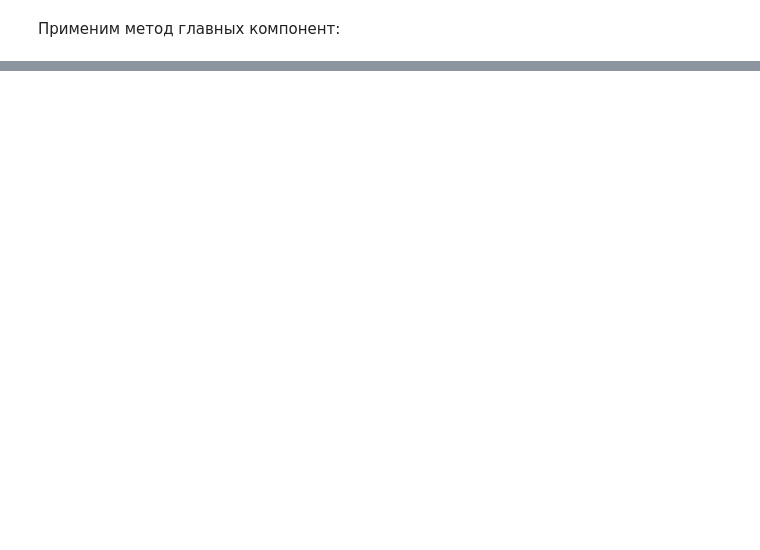
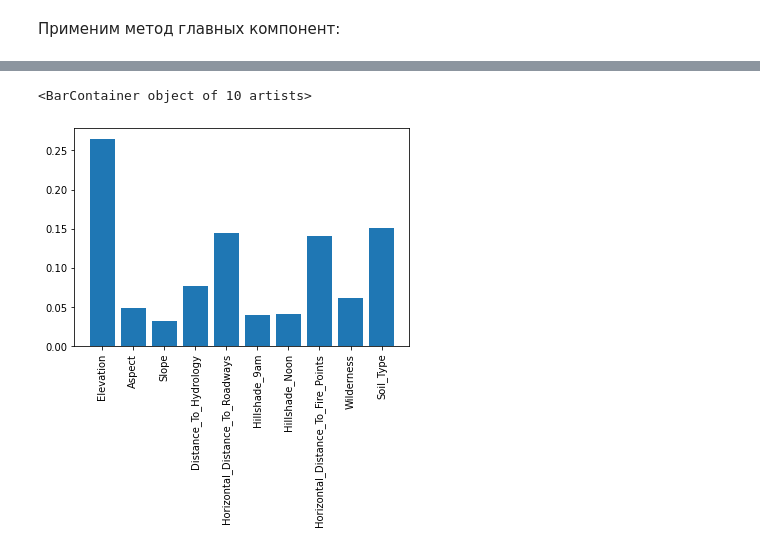
Before and after one commit to seryogasx/Diplom, a Jupyter notebook: forest/test.ipynb, the cells around one changed output, grey strips where cells are left out. Saved outputs shown, nothing was run; the diff lists cells and outputs as text; code cells hidden in the pictures; blank space fills up the shorter version.

Commit message:
alpha test

```diff
--- a/forest/test.ipynb
+++ b/forest/test.ipynb
@@ -681,0 +323,2 @@ print(data)
+# %%
+optimized_normalized_data = optimized_normalized_data.drop(['Hillshade_3pm'], axis=1)
@@ -681,0 +369,25 @@ print(data)
+# %%
+from sklearn.ensemble import ExtraTreesClassifier
+
+extraTreesClassifier_estimators = []
+extraTreesClassifier_accuracy = []
+extraTreesClassifier_train_time = []
+extraTreesClassifier_predict_time = []
+extraTreesClassifier_feature_importances = []
+
+for estimators in range(10, 301, 10):
+    trees = ExtraTreesClassifier(n_estimators = estimators, max_features=10)
+
+    start_time = time.time()
+    trees.fit(x_train, y_train)
+    extraTreesClassifier_train_time.append(time.time() - start_time)
+
+    start_time = time.time()
+    trees_result = trees.predict(x_test)
+    extraTreesClassifier_predict_time.append(time.time() - start_time)
+
+    accuracy = accuracy_score(y_test, trees_result)
+
+    extraTreesClassifier_accuracy.append(accuracy)
+    extraTreesClassifier_estimators.append(estimators)
+    extraTreesClassifier_feature_importances.append(trees.feature_importances_)
@@ -681,0 +400,7 @@ print(data)
+# %%
+best_accuracy = max(extraTreesClassifier_accuracy)
+index = extraTreesClassifier_accuracy.index(best_accuracy)
+print('Best accuracy: ', best_accuracy)
+print('Estimatos num: ', extraTreesClassifier_estimators[index])
+print('Train time: ', extraTreesClassifier_train_time[index])
+print('Predict time: ', extraTreesClassifier_predict_time[index])
@@ -681,0 +426,6 @@ print(data)
+# %%
+pyplot.xticks(rotation='vertical')
+pyplot.bar(train.columns, extraTreesClassifier_feature_importances[index], )
+# %% [output]
+<BarContainer object of 10 artists>
+[figure, added]
```
Also changed, not shown: parts of 98 cells of this notebook.
